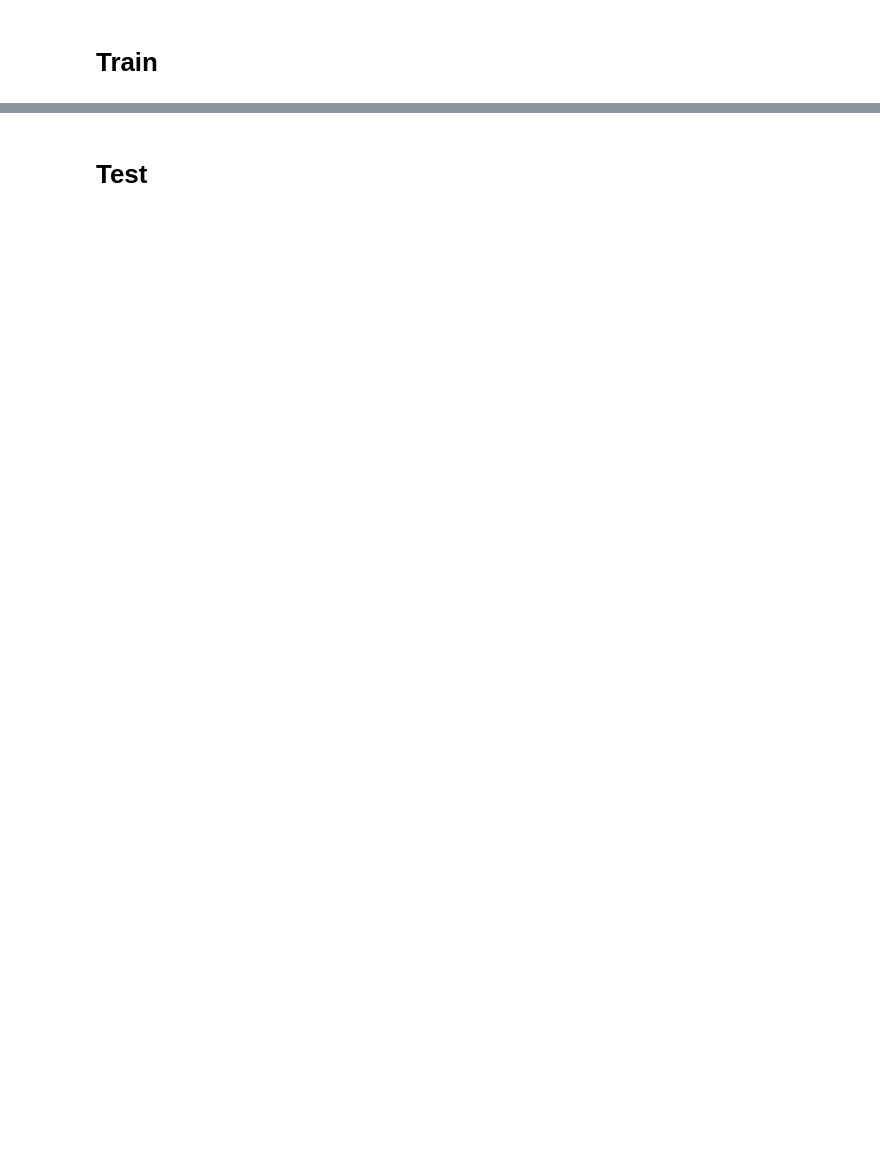
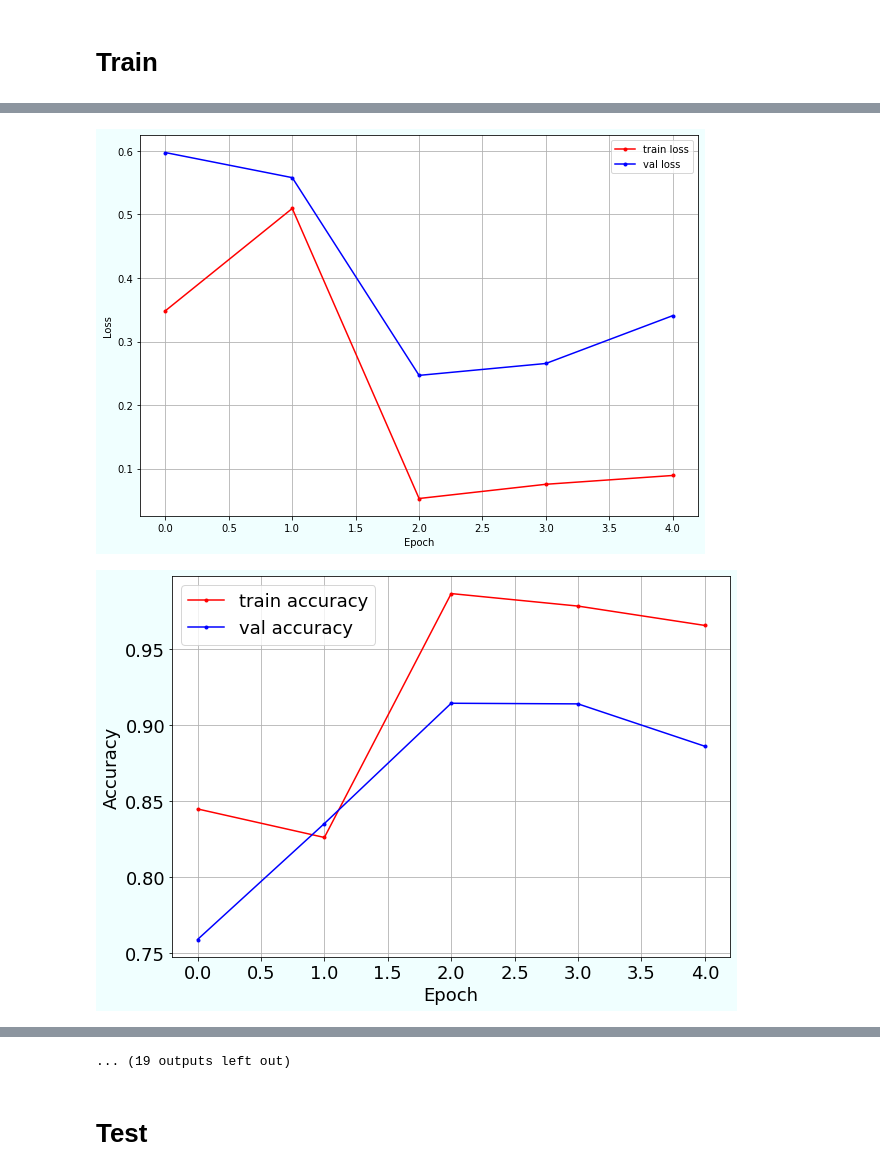
Before and after one commit to ShumpeiTakezaki/newcomer, a Jupyter notebook: source/train_vgg16.ipynb, the cells around one changed output, grey strips where cells are left out. Cells and saved outputs as stored; diff of their text form; code cells hidden in the pictures; blank space fills up the shorter version.

```diff
--- a/source/train_vgg16.ipynb
+++ b/source/train_vgg16.ipynb
@@ -295,39 +294,43 @@ for epoch in range(EPOCH):
         plt.grid()
         plt.plot(train_losses, marker=".", markersize=6, color="red", label="train loss")
         plt.plot(val_losses, marker=".", markersize=6, color="blue", label="val loss")
-        plt.legend(loc="upper right")
+        plt.legend()
         plt.xlabel(xlabel="Epoch")
         plt.ylabel(ylabel="Loss")
+        plt.rcParams["font.size"] = 18
         plt.show()
 
         plt.figure(facecolor="azure", figsize=(10,7))
         plt.grid()
         plt.plot(train_accuracies, marker=".", markersize=6, color="red", label="train accuracy")
         plt.plot(val_accuracies, marker=".", markersize=6, color="blue", label="val accuracy")
-        plt.legend(loc="upper right")
+        plt.legend()
         plt.xlabel(xlabel="Epoch")
         plt.ylabel(ylabel="Accuracy")
+        plt.rcParams["font.size"] = 18
         plt.show()
 
 print("Training finish")
 print(f"epoch:{epoch_min_val_loss} [train]loss{min_train_loss:.6f} acc:{min_train_acc:.4f}, [val]loss:{min_val_loss:.6f}, acc:{min_val_acc:.4f}")
-plt.figure(facecolor="azure", figsize=(10,7))
+plt.figure(figsize=(10,7))
 plt.grid()
 plt.plot(train_accuracies, marker=".", markersize=6, color="red", label="train accuracy")
 plt.plot(val_accuracies, marker=".", markersize=6, color="blue", label="val accuracy")
-plt.legend(loc="upper right")
-plt.xlabel(xlabel="Epoch")
-plt.ylabel(ylabel="Accuracy")
+plt.legend(fontsize=18)
+plt.xlabel(xlabel="Epoch", fontsize=18)
+plt.ylabel(ylabel="Accuracy", fontsize=18)
+plt.rcParams["font.size"] = 18
 plt.savefig(acc_path)
 plt.close()
 
-plt.figure(facecolor="azure", figsize=(10,7))
+plt.figure(figsize=(10,7))
 plt.grid()
 plt.plot(train_losses, marker=".", markersize=6, color="red", label="train loss")
 plt.plot(val_losses, marker=".", markersize=6, color="blue", label="val loss")
-plt.legend(loc="upper right")
-plt.xlabel(xlabel="Epoch")
-plt.ylabel(ylabel="Loss")
+plt.legend(fontsize=18)
+plt.xlabel(xlabel="Epoch", fontsize=18)
+plt.ylabel(ylabel="Loss", fontsize=18)
+plt.rcParams["font.size"] = 18
 plt.savefig(loss_path)
 plt.close()
 # %% [output]
@@ -334,0 +342,2 @@ RuntimeError: CUDA out of memory. Tried to allocate 392.00 MiB (GPU 0; 10.76 GiB
+[figure, added]
+[figure, added]
@@ -335,3 +349,4 @@ RuntimeError: CUDA out of memory. Tried to allocate 392.00 MiB (GPU 0; 10.76 GiB
+... (19 outputs left out)
 # %% [markdown]
 # Test
 # %%
```
Also changed, not shown: parts of 5 cells of this notebook, 5 other files.
